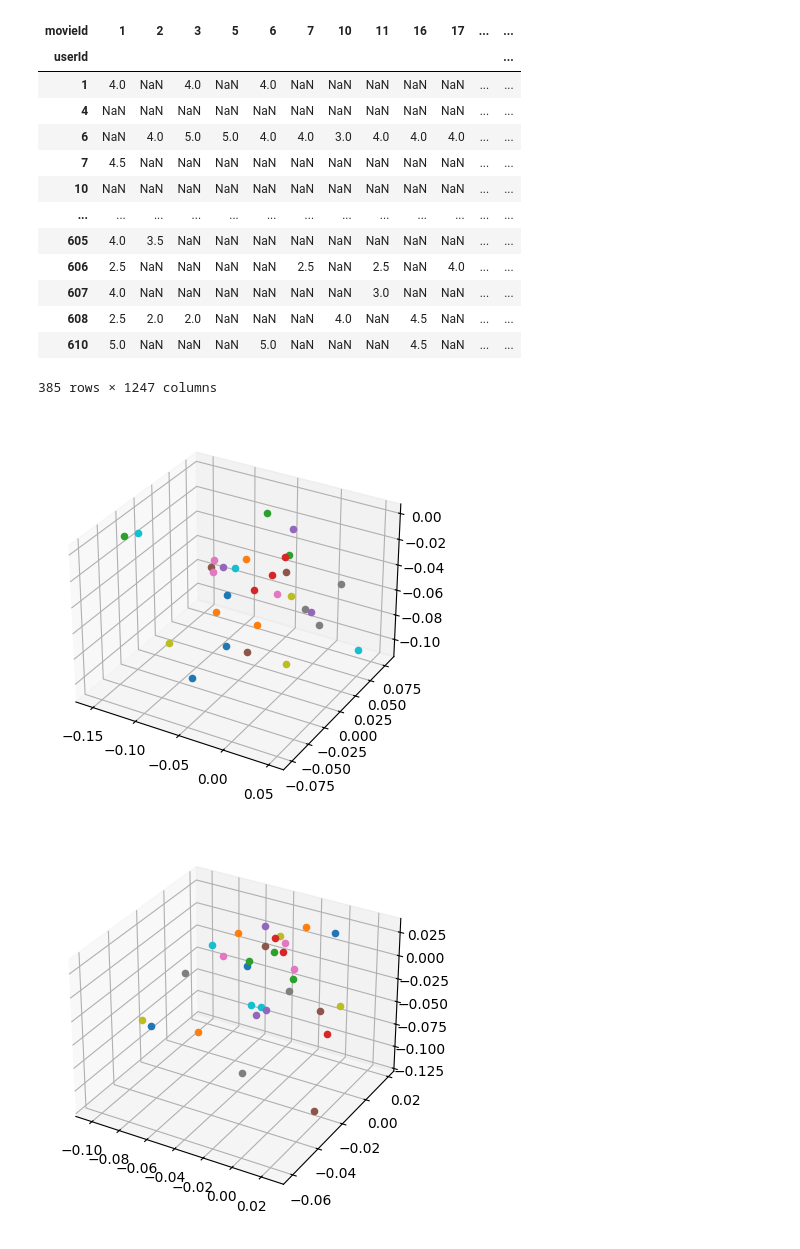
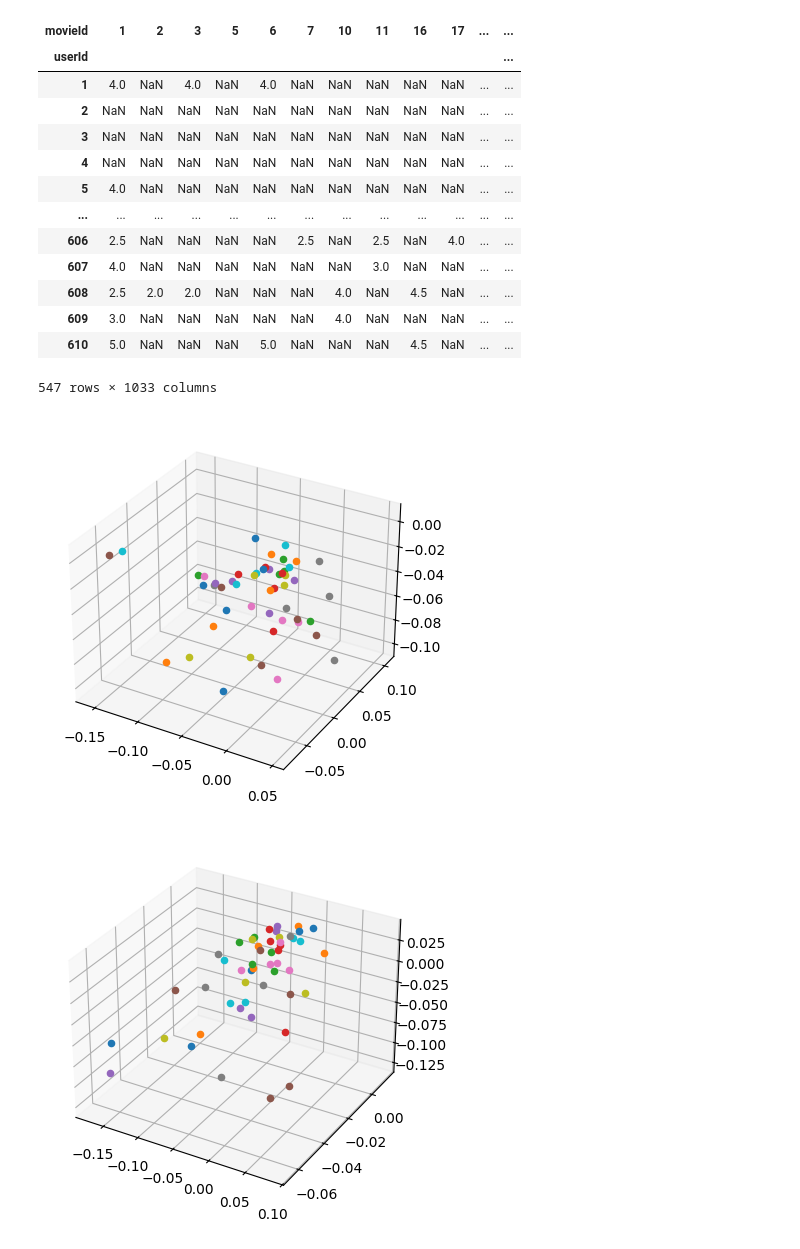
Before and after one commit to Oleksii-Stepanyk/Linear-Algebra-Lab-3, a Jupyter notebook: Lab-3/Lab.ipynb, the cells around one changed output. Cells and saved outputs as stored; diff of their text form; code cells hidden in the pictures.

```diff
--- a/Lab-3/Lab.ipynb
+++ b/Lab-3/Lab.ipynb
@@ -49,25 +60,25 @@ df = pd.read_csv(file_path)
 
 ratings_matrix = df.pivot(index='userId', columns='movieId', values='rating')
 # %%
-ratings_matrix = ratings_matrix.dropna(thresh=50, axis=0)
+ratings_matrix = ratings_matrix.dropna(thresh=25, axis=0)
 # %%
-ratings_matrix = ratings_matrix.dropna(thresh=20, axis=1)
+ratings_matrix = ratings_matrix.dropna(thresh=25, axis=1)
 display(ratings_matrix)
 # %% [output]
 | movieId | 1 | 2 | 3 | 5 | 6 | 7 | 10 | 11 | 16 | 17 | ... | ... |
 | userId |  |  |  |  |  |  |  |  |  |  |  | ... |
 | 1 | 4.0 | NaN | 4.0 | NaN | 4.0 | NaN | NaN | NaN | NaN | NaN | ... | ... |
+| 2 | NaN | NaN | NaN | NaN | NaN | NaN | NaN | NaN | NaN | NaN | ... | ... |
+| 3 | NaN | NaN | NaN | NaN | NaN | NaN | NaN | NaN | NaN | NaN | ... | ... |
 | 4 | NaN | NaN | NaN | NaN | NaN | NaN | NaN | NaN | NaN | NaN | ... | ... |
-| 6 | NaN | 4.0 | 5.0 | 5.0 | 4.0 | 4.0 | 3.0 | 4.0 | 4.0 | 4.0 | ... | ... |
-| 7 | 4.5 | NaN | NaN | NaN | NaN | NaN | NaN | NaN | NaN | NaN | ... | ... |
-| 10 | NaN | NaN | NaN | NaN | NaN | NaN | NaN | NaN | NaN | NaN | ... | ... |
+| 5 | 4.0 | NaN | NaN | NaN | NaN | NaN | NaN | NaN | NaN | NaN | ... | ... |
 | ... | ... | ... | ... | ... | ... | ... | ... | ... | ... | ... | ... | ... |
-| 605 | 4.0 | 3.5 | NaN | NaN | NaN | NaN | NaN | NaN | NaN | NaN | ... | ... |
 | 606 | 2.5 | NaN | NaN | NaN | NaN | 2.5 | NaN | 2.5 | NaN | 4.0 | ... | ... |
 | 607 | 4.0 | NaN | NaN | NaN | NaN | NaN | NaN | 3.0 | NaN | NaN | ... | ... |
 | 608 | 2.5 | 2.0 | 2.0 | NaN | NaN | NaN | 4.0 | NaN | 4.5 | NaN | ... | ... |
+| 609 | 3.0 | NaN | NaN | NaN | NaN | NaN | 4.0 | NaN | NaN | NaN | ... | ... |
 | 610 | 5.0 | NaN | NaN | NaN | 5.0 | NaN | NaN | NaN | 4.5 | NaN | ... | ... |
-385 rows × 1247 columns
+547 rows × 1033 columns
 # %%
 ratings_matrix_filled = ratings_matrix.fillna(2.5)
 R = ratings_matrix_filled.values
@@ -77,16 +88,16 @@ R_demeaned = R - user_ratings_mean.reshape(-1, 1)
 U, sigma, Vt = svds(R_demeaned, k=3)
 # %%
 fig, ax = plt.subplots(subplot_kw={"projection": "3d"})
-for i in range(0,30):
+for i in range(0,50):
     ax.scatter(U[i,0], U[i,1], U[i,2])
 plt.show()
 # %% [output]
-[figure, old version]
+[figure, new version]
 # %%
 fig, ax = plt.subplots(subplot_kw={"projection": "3d"})
-for i in range(0,30):
+for i in range(0,50):
     ax.scatter(Vt[0,i], Vt[1,i], Vt[2,i])
 plt.show()
 # %% [output]
-[figure, old version]
+[figure, new version]
 # %%
```
Also changed, not shown: parts of 5 cells of this notebook, 2 other files.
